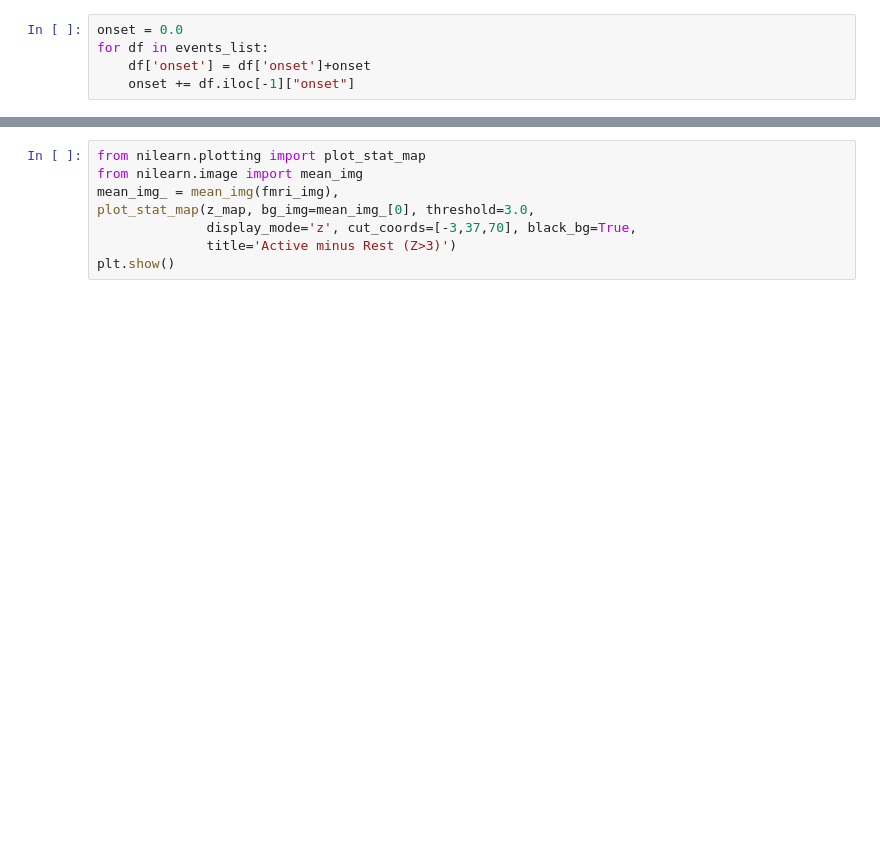
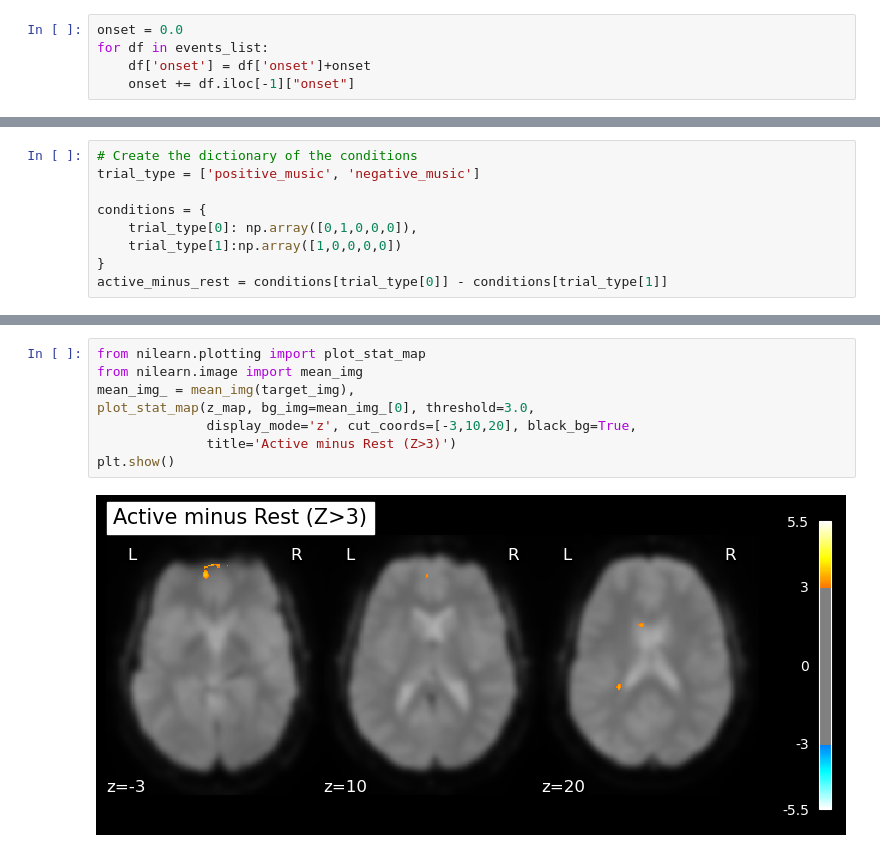
Before and after one commit to NicolasRR/NSSP, a Jupyter notebook: glm.ipynb, the cells around one changed output, grey strips where cells are left out. Saved outputs shown, nothing was run; the diff lists cells and outputs as text; blank space fills up the shorter version.

```diff
--- a/glm.ipynb
+++ b/glm.ipynb
@@ -133,3 +115,12 @@ active_minus_rest = conditions['active'] - conditions['rest']
+# %%
+# Create the dictionary of the conditions
+trial_type = ['positive_music', 'negative_music']
+
+conditions = {
+    trial_type[0]: np.array([0,1,0,0,0]),
+    trial_type[1]:np.array([1,0,0,0,0])
+}
+active_minus_rest = conditions[trial_type[0]] - conditions[trial_type[1]]
 # %%
 from nilearn.plotting import plot_contrast_matrix
 plot_contrast_matrix(active_minus_rest, design_matrix=fmri_glm.design_matrices_[0])  ####TODO ADD COLOR SCALE
@@ -142,8 +233,10 @@ nib.save(z_map, 'z_map_uncorrected.nii.gz')
 # %%
 from nilearn.plotting import plot_stat_map
 from nilearn.image import mean_img
-mean_img_ = mean_img(fmri_img),
+mean_img_ = mean_img(target_img),
 plot_stat_map(z_map, bg_img=mean_img_[0], threshold=3.0,
-              display_mode='z', cut_coords=[-3,37,70], black_bg=True,
+              display_mode='z', cut_coords=[-3,10,20], black_bg=True,
               title='Active minus Rest (Z>3)')
 plt.show()
+# %% [output]
+[figure, added]
```
Also changed, not shown: parts of 32 cells of this notebook, 2 other files.
